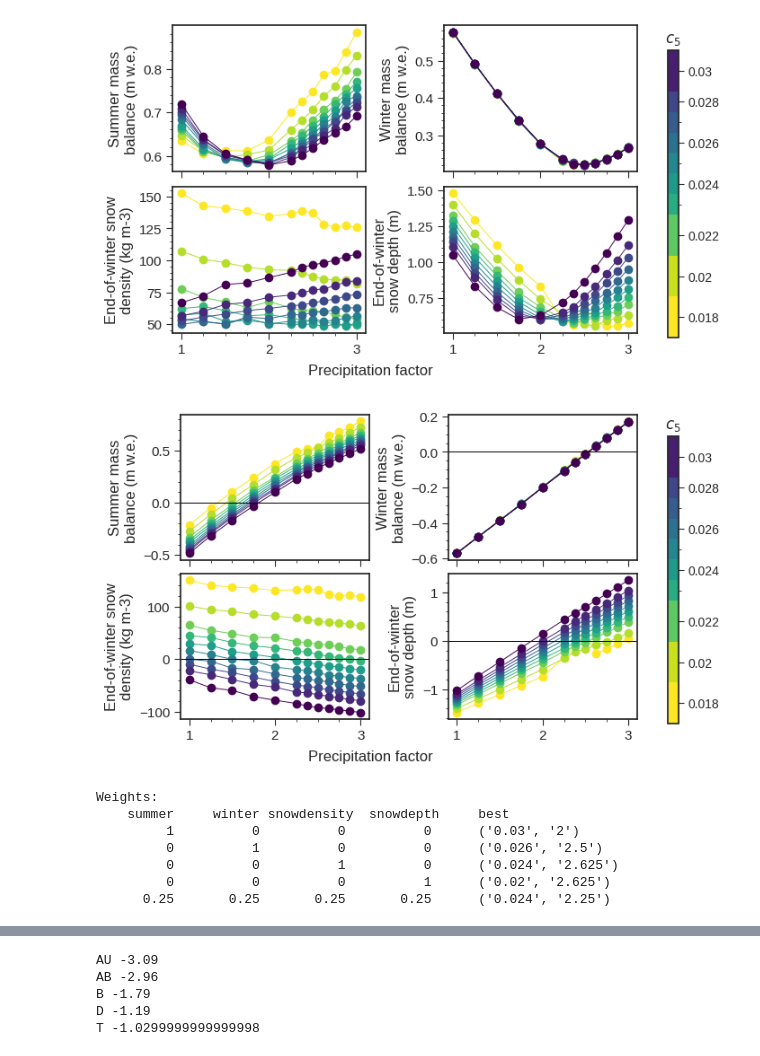
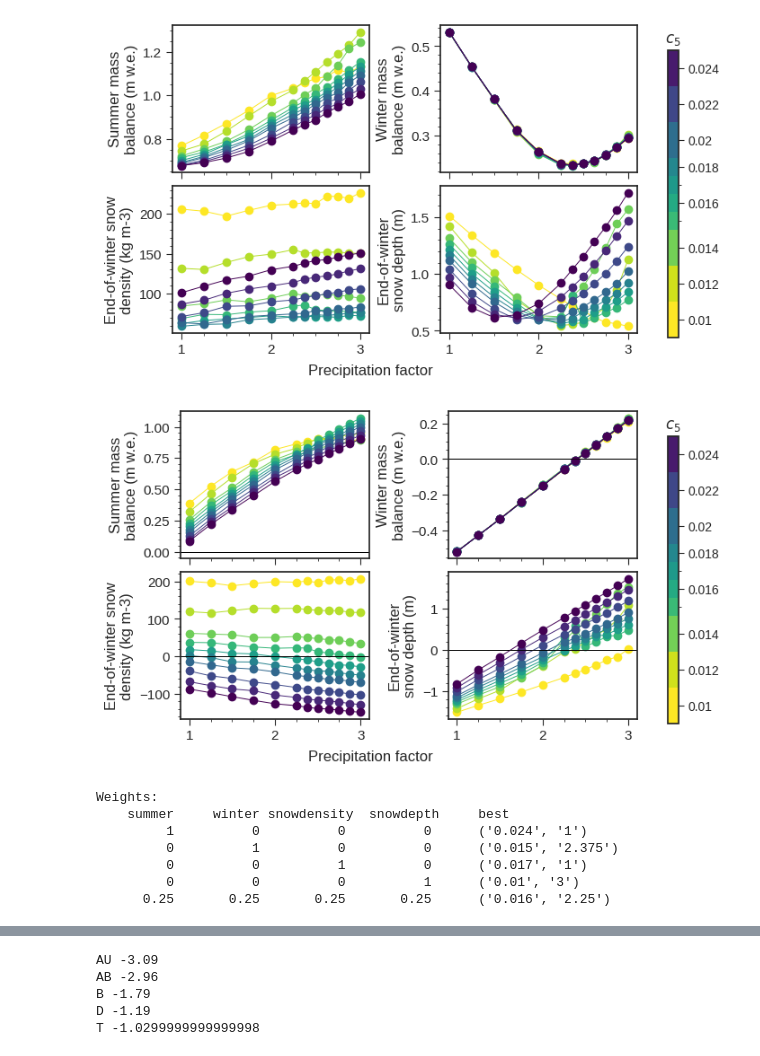
Before and after one commit to clairevwilson/PyGEM-EB, a Jupyter notebook: figs_results.ipynb, the cells around one changed output, grey strips where cells are left out. Drawn from its saved outputs; the diff is of its cells as text; code cells hidden in the pictures.

```diff
--- a/figs_results.ipynb
+++ b/figs_results.ipynb
@@ -16,4 +30,4 @@ import pebsi.processing.gridsearch_plotting as gsplot
 # %%
 # ===== GET RESULTS DICT =====
 # gsproc.process_runs('long', sites='all')                  # This function re-creates each individual run .pkl and thus takes ~60 minutes in series
-result_dict = gsproc.get_result_dict(force_redo=False)      # Add force_redo=True to recompile the result dictionaries
+result_dict = gsproc.get_result_dict(force_redo=True)      # Add force_redo=True to recompile the result dictionaries
@@ -59,10 +44,10 @@ result_dict = gsproc.add_normalized(result_dict, error_lims=error_lims)
 error_list = ['summer','winter','snowdensity','snowdepth']
 # %%
 # ===== MULTI-PANEL TRADEOFFS =====
-gsplot.plot_tradeoffs(result_dict,error_list,savefig=True)
-gsplot.plot_tradeoffs(result_dict,error_list,savefig=True,metric='ME')
+gsplot.plot_tradeoffs(result_dict,error_list,savefig=True,site='mean')
+gsplot.plot_tradeoffs(result_dict,error_list,metric='ME',savefig=True,site='mean')
 # %% [output]
-[figure, old version]
+[figure, new version]
-[figure, old version]
+[figure, new version]
 # %%
 # ===== FIND PARETO FRONTS AND PLOT AN EXAMPLE =====
@@ -123,11 +108,11 @@ best = best_by[-1]
 # %% [output]
 Weights:
     summer     winter snowdensity  snowdepth     best
-         1          0          0          0      ('0.03', '2')
-         0          1          0          0      ('0.026', '2.5')
-         0          0          1          0      ('0.024', '2.625')
-         0          0          0          1      ('0.02', '2.625')
-      0.25       0.25       0.25       0.25      ('0.024', '2.25')
+         1          0          0          0      ('0.024', '1')
+         0          1          0          0      ('0.015', '2.375')
+         0          0          1          0      ('0.017', '1')
+         0          0          0          1      ('0.01', '3')
+      0.25       0.25       0.25       0.25      ('0.016', '2.25')
 # %%
 # ===== COMPARE VALIDATION TO CALIBRATION =====
 gsplot.compare_calib_valid(error_list, all_calib, all_valid, savefig=True)
```
Also changed, not shown: parts of 12 cells of this notebook, 15 other files.
